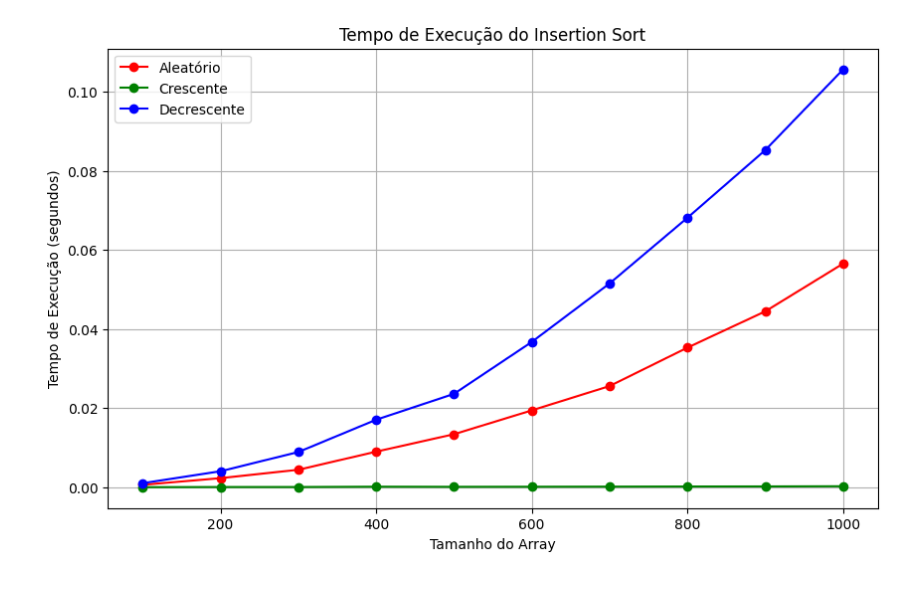
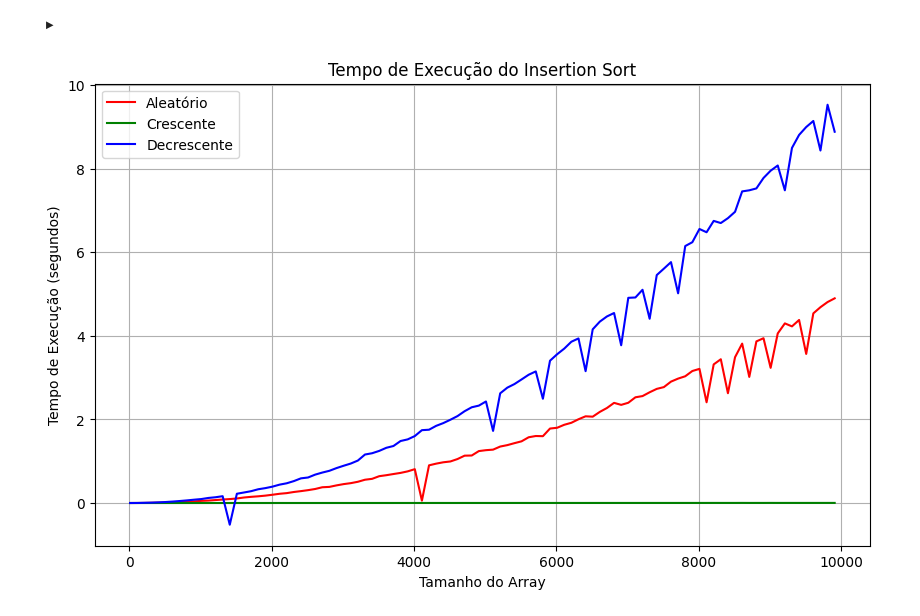
Before and after one commit to Wwwalber/MESTRADO-DOCKER-APALGOR, a Jupyter notebook: av1/exmplos_aula1/insertion_sort_basico.ipynb, the cells around one changed output. Saved outputs shown, nothing was run; the diff lists cells and outputs as text; code cells hidden in the pictures; blank space fills up the shorter version.

```diff
--- a/av1/exmplos_aula1/insertion_sort_basico.ipynb
+++ b/av1/exmplos_aula1/insertion_sort_basico.ipynb
@@ -3,14 +3,16 @@ import numpy as np
 import matplotlib.pyplot as plt
 import time
 
+# ALGORITMO INSERTION SORT
 def insertion_sort(arr):
-    for i in range(1, len(arr)):
+    n = len(arr)
+    for i in range(1, n):
         key = arr[i]
         j = i - 1
 
         while j >= 0 and arr[j] > key:
-            arr[j + 1] = arr[j]
-            j -= 1
+            arr[j + 1] = arr[j] # Essa linha é responsável por mover os elementos
+            j -= 1 # Decrementa o índice para comparar com o próximo elemento
         arr[j + 1] = key
     return arr
 
@@ -19,38 +21,49 @@ def measure_time(arr):
     start_time = time.time()
     insertion_sort(arr)
     end_time = time.time()
     return end_time - start_time
 
 # Gerar arrays de diferentes tamanhos
-sizes = [100, 200, 300, 400, 500, 600, 700, 800, 900, 1000]
-times_random = []
+# sizes = [10, 100, 1000, 10000, 100000, 1000000]
+# melhorado abaixo
+sizes = np.arange(10, 10000, 100) # inicia em 10, termina em 10000, com passo de 10
+
+
+times_random = [] # Lista para armazenar os tempos de execução para arrays aleatórios. Vão ser preenchidos no loop abaixo e depois plotados
 times_ascending = []
 times_descending = []
 
 for size in sizes:
-    # Cria um array aleatório de tamanho 'size'
-    arr_random = np.random.randint(0, 1000, size) #
+    # Cria um array aleatório, com números de 0 a 100000, mas gera 'size' a quantidade de números
+    arr_random = np.random.randint(0, 1000001, size) #
     arr_ascending = np.sort(arr_random)
     arr_descending = np.sort(arr_random)[::-1]
+     # carriage return
+    print(f" ►", end="\r")
+
 
     exec_time_random = measure_time(arr_random)
     exec_time_ascending = measure_time(arr_ascending)
     exec_time_descending = measure_time(arr_descending)
 
     times_random.append(exec_time_random)
     times_ascending.append(exec_time_ascending)
     times_descending.append(exec_time_descending)
 
+#print(f"último array ascendente\n {arr_ascending}")
+#print(f"último array randômico\n {arr_random}")
+#print(f"último array descendente\n {arr_descending}")
 # Plotar os resultados
 plt.figure(figsize=(10, 6))
-plt.plot(sizes, times_random, marker='o', label='Aleatório', color='red')
-plt.plot(sizes, times_ascending, marker='o', label='Crescente', color='green')
-plt.plot(sizes, times_descending, marker='o', label='Decrescente', color='blue')
+plt.plot(sizes, times_random, label='Aleatório', color='red')
+plt.plot(sizes, times_ascending, label='Crescente', color='green')
+plt.plot(sizes, times_descending, label='Decrescente', color='blue')
 plt.title('Tempo de Execução do Insertion Sort')
 plt.xlabel('Tamanho do Array')
 plt.ylabel('Tempo de Execução (segundos)')
 plt.legend()
 plt.grid()
 plt.show()
 # %% [output]
+ ►
-[figure, old version]
+[figure, new version]
```
Also changed, not shown: 2 other files.
